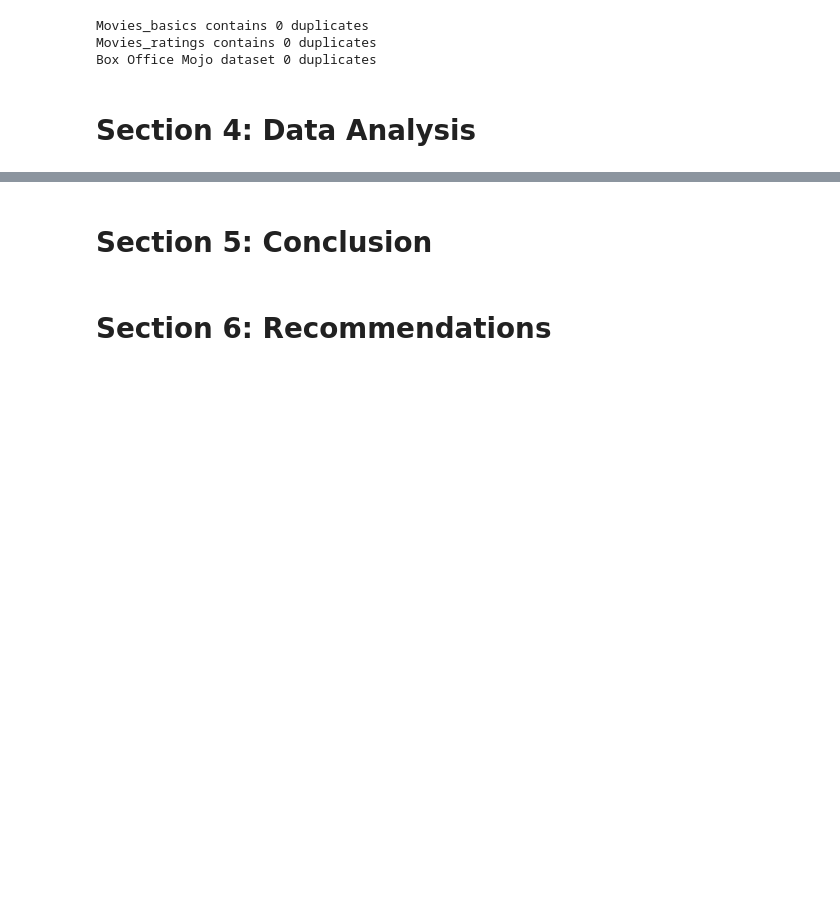
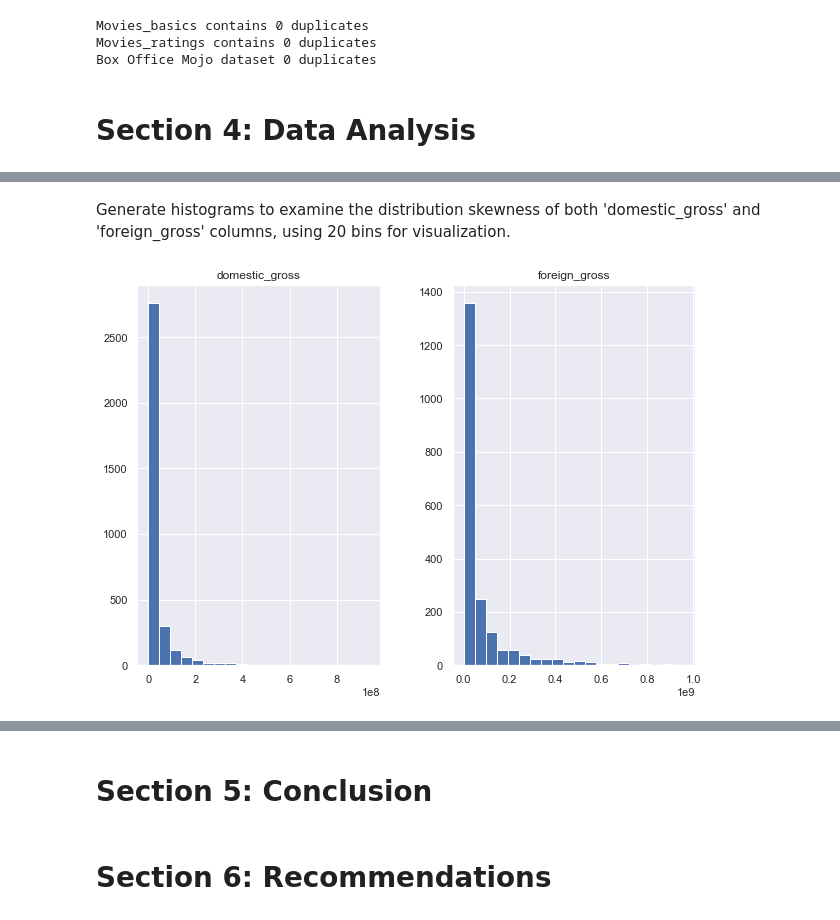
Before and after one commit to CzarProCoder/microsoft-movie-project-analysis, a Jupyter notebook: student.ipynb, the cells around one changed output, grey strips where cells are left out. Saved outputs shown, nothing was run; the diff lists cells and outputs as text; code cells hidden in the pictures; blank space fills up the shorter version.

```diff
--- a/student.ipynb
+++ b/student.ipynb
@@ -424,0 +516,6 @@ After data cleaning, we get into the actual data analysis process so as to make
+# %% [markdown]
+Generate histograms to examine the distribution skewness of both 'domestic_gross' and 'foreign_gross' columns, using 20 bins for visualization.
+# %%
+bom.hist(figsize= (10,7), column= ['domestic_gross','foreign_gross'], bins=20);
+# %% [output]
+[figure, added]
```
Also changed, not shown: parts of 17 cells of this notebook.
